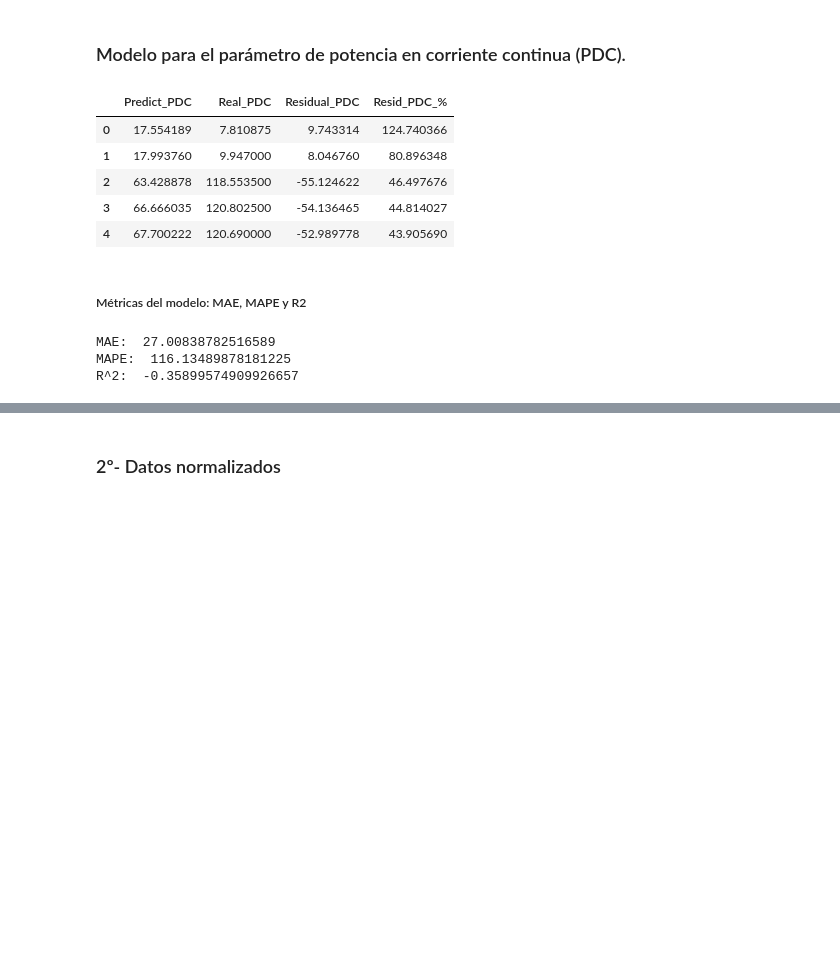
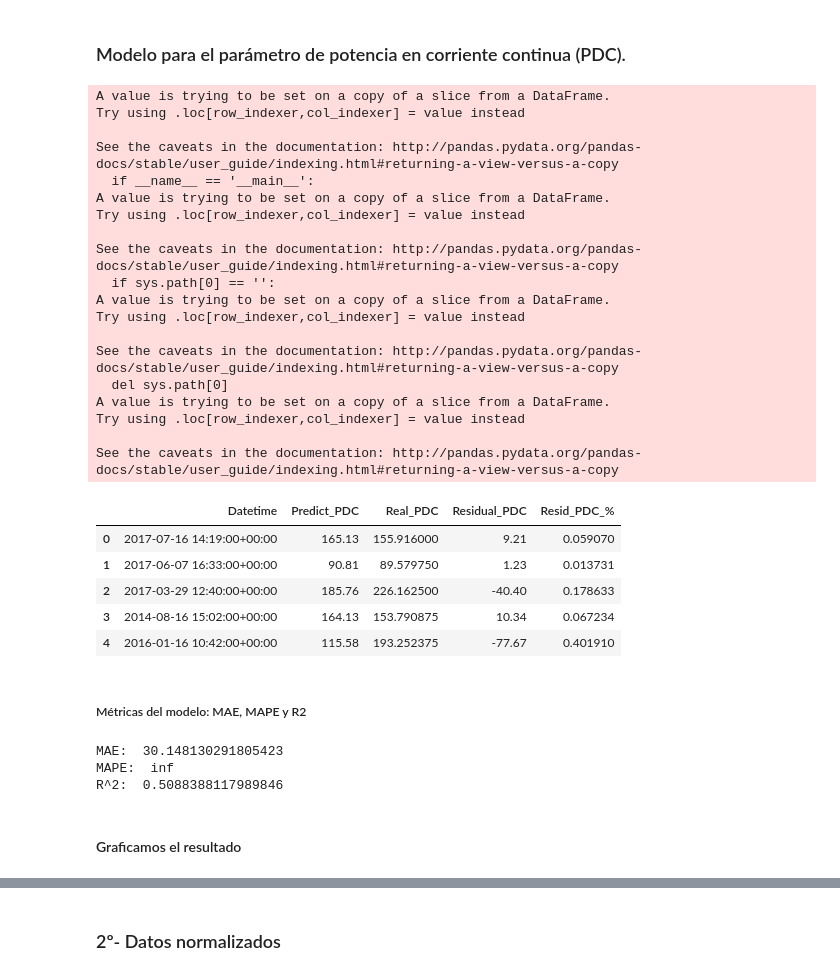
Before and after one commit to abrahansn/TFM-Sun-Power-Prediction, a Jupyter notebook: 02_Creating_Model.ipynb, the cells around one changed output, grey strips where cells are left out. Drawn from its saved outputs; the diff is of its cells as text; code cells hidden in the pictures; blank space fills up the shorter version.

```diff
--- a/02_Creating_Model.ipynb
+++ b/02_Creating_Model.ipynb
@@ -53,10 +51,13 @@ output_features = ['A_Optimal_VDC', 'A_Optimal_CDC', 'A_Optimal_PDC']
 # %%
 # Datos de los años desde 2014 hasta 2017
-X_train_dataset = train_dataset[input_features]
-
-y_train_dataset = train_dataset[output_features]
+train_dataset = train_dataset[['Datetime', 'Global_Radiation', 'Diffuse_Radiation',
+                              'Ultraviolet', 'A_Optimal_VDC', 'A_Optimal_CDC',
+                              'A_Optimal_PDC']]
 
 # Datos de la última semana de 2017
-X_test_dataset = test_dataset[input_features]
+test_dataset = test_dataset[['Datetime', 'Global_Radiation', 'Diffuse_Radiation',
+                              'Ultraviolet', 'A_Optimal_VDC', 'A_Optimal_CDC',
+                              'A_Optimal_PDC']]
 
-y_test_dataset = test_dataset[output_features]
+pd.to_datetime(train_dataset['Datetime'], format="%Y-%m-%d %H:%M:%S")
+pd.to_datetime(test_dataset['Datetime'], format="%Y-%m-%d %H:%M:%S")
@@ -166,31 +256,56 @@ R^2:  -0.2539772771372597
 # %%
 # Creating model
 reg_PDC = LinearRegression()
 
+# Creamos el dataframe de resultados
+
+result_PDC = test_dataset [['Datetime']]
+
 #Training model
-reg_PDC.fit(X_train_dataset, y_train_dataset[['A_Optimal_PDC']])
-result_PDC = pd.DataFrame(reg_PDC.predict(X_test_dataset)).rename(columns = {0:'Predict_PDC'})
+reg_PDC.fit(train_dataset[input_features], train_dataset[['A_Optimal_PDC']])
+result_PDC['Predict_PDC'] = round(pd.DataFrame(reg_PDC.predict(test_dataset[input_features])), 2)
 
 # Adding result in the same dataframe and difference between both
-result_PDC['Real_PDC'] = y_test_dataset['A_Optimal_PDC']
-result_PDC['Residual_PDC'] = result_PDC['Predict_PDC']-result_PDC['Real_PDC']
-result_PDC['Resid_PDC_%'] = np.abs(result_PDC['Residual_PDC']/result_PDC['Real_PDC']*100)
+result_PDC['Real_PDC'] = test_dataset['A_Optimal_PDC']
+result_PDC['Residual_PDC'] = round(result_PDC['Predict_PDC']-result_PDC['Real_PDC'], 2)
+result_PDC['Resid_PDC_%'] = np.abs(result_PDC['Residual_PDC']/result_PDC['Real_PDC'])
 
 result_PDC.head()
 # %% [output]
+A value is trying to be set on a copy of a slice from a DataFrame.
+Try using .loc[row_indexer,col_indexer] = value instead
+
+See the caveats in the documentation: http://pandas.pydata.org/pandas-docs/stable/user_guide/indexing.html#returning-a-view-versus-a-copy
+  if __name__ == '__main__':
+A value is trying to be set on a copy of a slice from a DataFrame.
+Try using .loc[row_indexer,col_indexer] = value instead
+
+See the caveats in the documentation: http://pandas.pydata.org/pandas-docs/stable/user_guide/indexing.html#returning-a-view-versus-a-copy
+  if sys.path[0] == '':
+A value is trying to be set on a copy of a slice from a DataFrame.
+Try using .loc[row_indexer,col_indexer] = value instead
+
+See the caveats in the documentation: http://pandas.pydata.org/pandas-docs/stable/user_guide/indexing.html#returning-a-view-versus-a-copy
+  del sys.path[0]
+A value is trying to be set on a copy of a slice from a DataFrame.
+Try using .loc[row_indexer,col_indexer] = value instead
+
+See the caveats in the documentation: http://pandas.pydata.org/pandas-docs/stable/user_guide/indexing.html#returning-a-view-versus-a-copy
-|  | Predict_PDC | Real_PDC | Residual_PDC | Resid_PDC_% |
-| 0 | 17.554189 | 7.810875 | 9.743314 | 124.740366 |
-| 1 | 17.993760 | 9.947000 | 8.046760 | 80.896348 |
-| 2 | 63.428878 | 118.553500 | -55.124622 | 46.497676 |
-| 3 | 66.666035 | 120.802500 | -54.136465 | 44.814027 |
-| 4 | 67.700222 | 120.690000 | -52.989778 | 43.905690 |
+|  | Datetime | Predict_PDC | Real_PDC | Residual_PDC | Resid_PDC_% |
+| 0 | 2017-07-16 14:19:00+00:00 | 165.13 | 155.916000 | 9.21 | 0.059070 |
+| 1 | 2017-06-07 16:33:00+00:00 | 90.81 | 89.579750 | 1.23 | 0.013731 |
+| 2 | 2017-03-29 12:40:00+00:00 | 185.76 | 226.162500 | -40.40 | 0.178633 |
+| 3 | 2014-08-16 15:02:00+00:00 | 164.13 | 153.790875 | 10.34 | 0.067234 |
+| 4 | 2016-01-16 10:42:00+00:00 | 115.58 | 193.252375 | -77.67 | 0.401910 |
 # %% [markdown]
 ##### Métricas del modelo: MAE, MAPE y R2
 # %%
 print('MAE: ', np.mean(np.abs(result_PDC['Residual_PDC'])))
 print('MAPE: ', np.mean(result_PDC['Resid_PDC_%']))
-print('R^2: ', r2_score(result_PDC['Predict_PDC'],y_test_dataset['A_Optimal_PDC']))
+print('R^2: ', r2_score(result_PDC['Predict_PDC'],test_dataset['A_Optimal_PDC']))
 # %% [output]
-MAE:  27.00838782516589
-MAPE:  116.13489878181225
-R^2:  -0.35899574909926657
+MAE:  30.148130291805423
+MAPE:  inf
+R^2:  0.5088388117989846
+# %% [markdown]
+#### Graficamos el resultado
```
Also changed, not shown: parts of 67 cells of this notebook.
